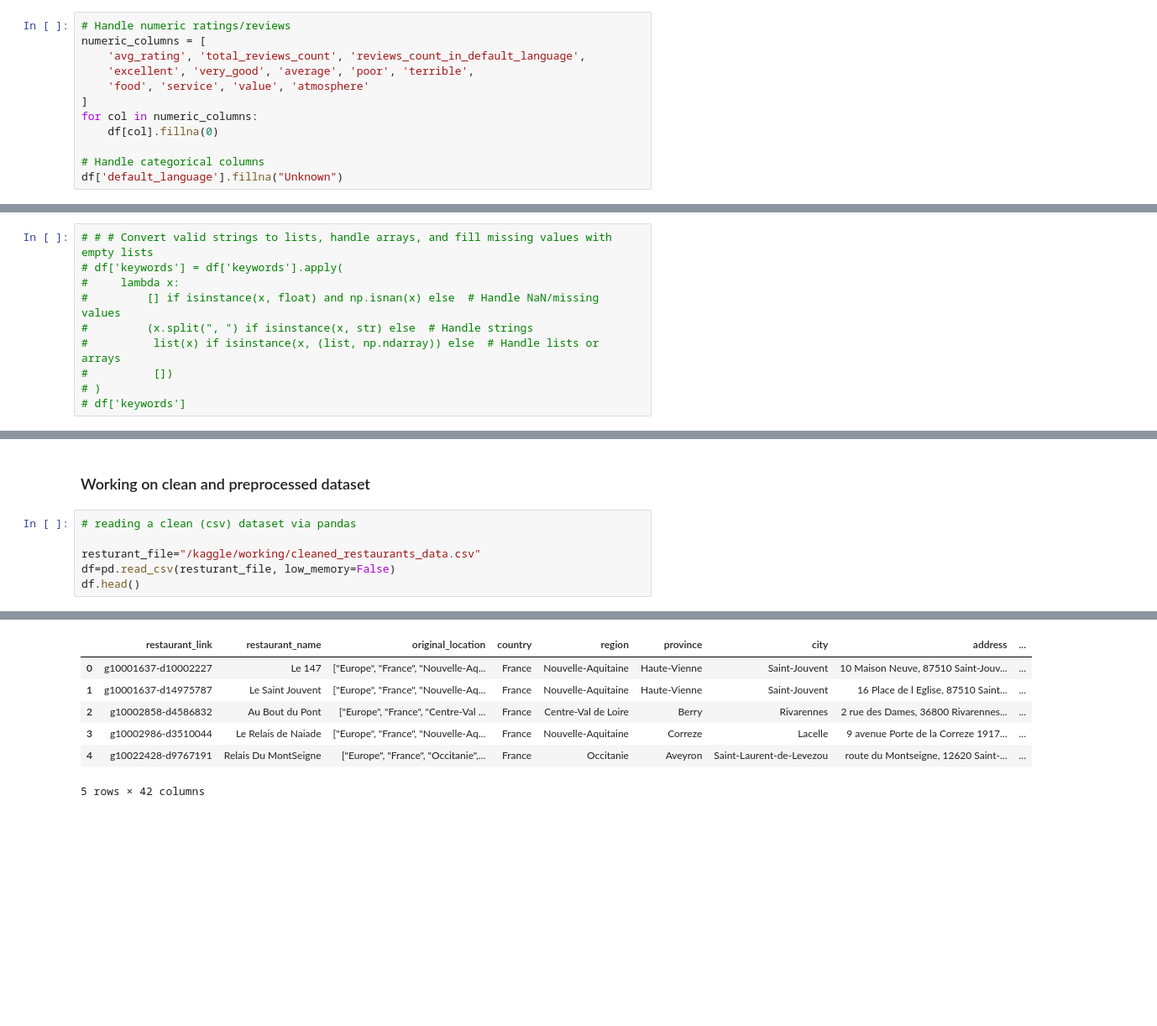
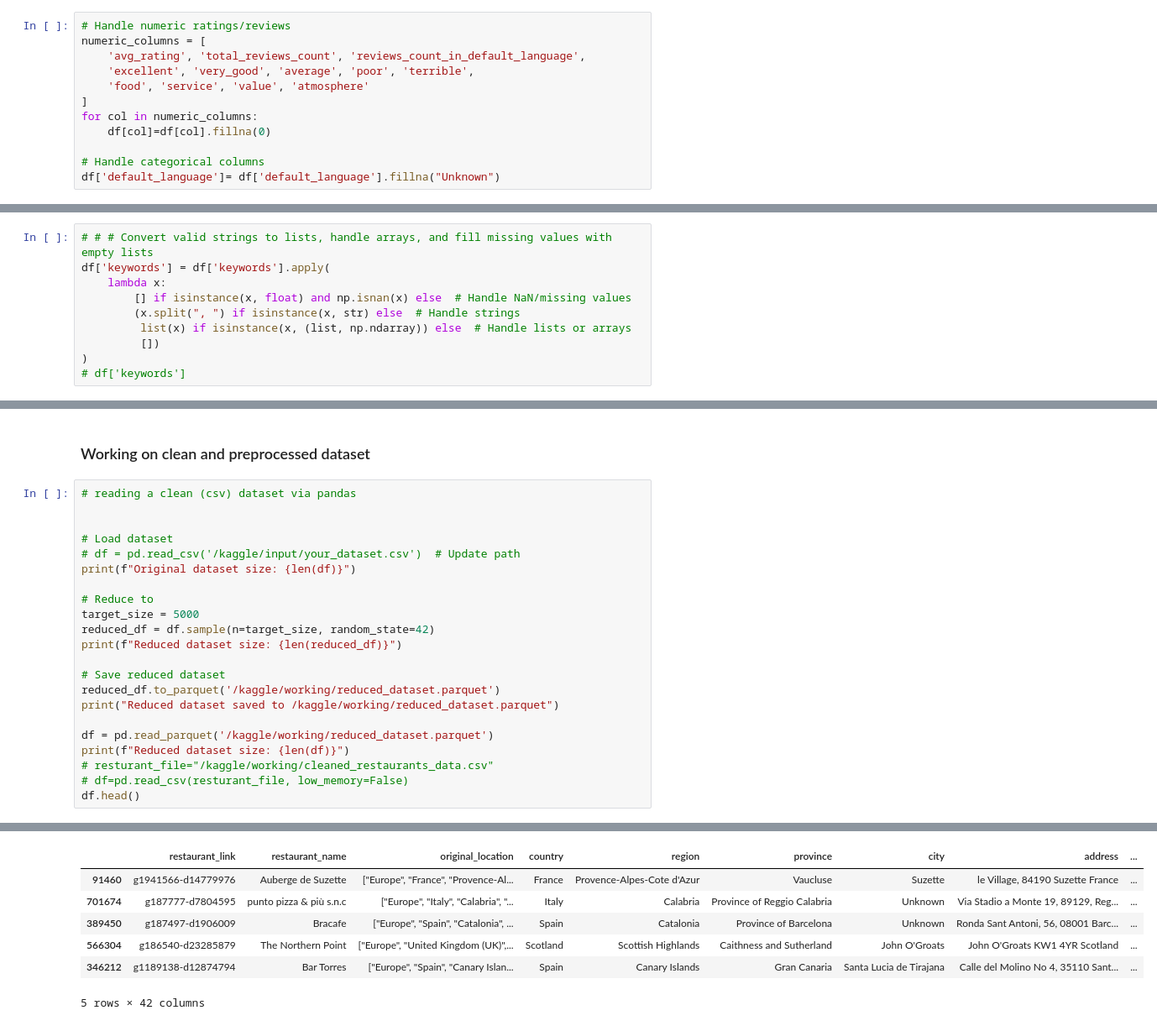
Before and after one commit to Marwa-Khan/TripAdvisor-European-restaurants, a Jupyter notebook: data-preprocessing.ipynb, the cells around one changed output, grey strips where cells are left out. Shown at 84% size. Cells and saved outputs as stored; diff of their text form; blank space fills up the shorter version.

Commit message:
Kaggle Notebook | SNAProject | task1updated

```diff
--- a/data-preprocessing.ipynb
+++ b/data-preprocessing.ipynb
@@ -202,7 +243,7 @@ numeric_columns = [
     'food', 'service', 'value', 'atmosphere'
 ]
 for col in numeric_columns:
-    df[col].fillna(0)
+    df[col]=df[col].fillna(0)
 
 # Handle categorical columns
-df['default_language'].fillna("Unknown")
+df['default_language']= df['default_language'].fillna("Unknown")
@@ -241,13 +269,13 @@ for col in boolean_columns:
     df[col] = df[col].fillna(False)
 # %%
 # # # Convert valid strings to lists, handle arrays, and fill missing values with empty lists
-# df['keywords'] = df['keywords'].apply(
-#     lambda x:
-#         [] if isinstance(x, float) and np.isnan(x) else  # Handle NaN/missing values
-#         (x.split(", ") if isinstance(x, str) else  # Handle strings
-#          list(x) if isinstance(x, (list, np.ndarray)) else  # Handle lists or arrays
-#          [])
-# )
+df['keywords'] = df['keywords'].apply(
+    lambda x:
+        [] if isinstance(x, float) and np.isnan(x) else  # Handle NaN/missing values
+        (x.split(", ") if isinstance(x, str) else  # Handle strings
+         list(x) if isinstance(x, (list, np.ndarray)) else  # Handle lists or arrays
+         [])
+)
 # df['keywords']
 # %%
 # Fill missing value with "Unknown"
@@ -320,7 +359,23 @@ Cleaned dataset saved to: /kaggle/working/cleaned_restaurants_data.csv
 # %%
 # reading a clean (csv) dataset via pandas
 
-resturant_file="/kaggle/working/cleaned_restaurants_data.csv"
-df=pd.read_csv(resturant_file, low_memory=False)
+
+# Load dataset
+# df = pd.read_csv('/kaggle/input/your_dataset.csv')  # Update path
+print(f"Original dataset size: {len(df)}")
+
+# Reduce to
+target_size = 5000
+reduced_df = df.sample(n=target_size, random_state=42)
+print(f"Reduced dataset size: {len(reduced_df)}")
+
+# Save reduced dataset
+reduced_df.to_parquet('/kaggle/working/reduced_dataset.parquet')
+print("Reduced dataset saved to /kaggle/working/reduced_dataset.parquet")
+
+df = pd.read_parquet('/kaggle/working/reduced_dataset.parquet')
+print(f"Reduced dataset size: {len(df)}")
+# resturant_file="/kaggle/working/cleaned_restaurants_data.csv"
+# df=pd.read_csv(resturant_file, low_memory=False)
 df.head()
 # %% [output]
@@ -327,10 +386,10 @@ df.head()
 |  | restaurant_link | restaurant_name | original_location | country | region | province | city | address | ... |
-| 0 | g10001637-d10002227 | Le 147 | ["Europe", "France", "Nouvelle-Aq... | France | Nouvelle-Aquitaine | Haute-Vienne | Saint-Jouvent | 10 Maison Neuve, 87510 Saint-Jouv... | ... |
-| 1 | g10001637-d14975787 | Le Saint Jouvent | ["Europe", "France", "Nouvelle-Aq... | France | Nouvelle-Aquitaine | Haute-Vienne | Saint-Jouvent | 16 Place de l Eglise, 87510 Saint... | ... |
-| 2 | g10002858-d4586832 | Au Bout du Pont | ["Europe", "France", "Centre-Val ... | France | Centre-Val de Loire | Berry | Rivarennes | 2 rue des Dames, 36800 Rivarennes... | ... |
-| 3 | g10002986-d3510044 | Le Relais de Naiade | ["Europe", "France", "Nouvelle-Aq... | France | Nouvelle-Aquitaine | Correze | Lacelle | 9 avenue Porte de la Correze 1917... | ... |
-| 4 | g10022428-d9767191 | Relais Du MontSeigne | ["Europe", "France", "Occitanie",... | France | Occitanie | Aveyron | Saint-Laurent-de-Levezou | route du Montseigne, 12620 Saint-... | ... |
+| 91460 | g1941566-d14779976 | Auberge de Suzette | ["Europe", "France", "Provence-Al... | France | Provence-Alpes-Cote d'Azur | Vaucluse | Suzette | le Village, 84190 Suzette France | ... |
+| 701674 | g187777-d7804595 | punto pizza & più s.n.c | ["Europe", "Italy", "Calabria", "... | Italy | Calabria | Province of Reggio Calabria | Unknown | Via Stadio a Monte 19, 89129, Reg... | ... |
+| 389450 | g187497-d1906009 | Bracafe | ["Europe", "Spain", "Catalonia", ... | Spain | Catalonia | Province of Barcelona | Unknown | Ronda Sant Antoni, 56, 08001 Barc... | ... |
+| 566304 | g186540-d23285879 | The Northern Point | ["Europe", "United Kingdom (UK)",... | Scotland | Scottish Highlands | Caithness and Sutherland | John O'Groats | John O'Groats KW1 4YR Scotland | ... |
+| 346212 | g1189138-d12874794 | Bar Torres | ["Europe", "Spain", "Canary Islan... | Spain | Canary Islands | Gran Canaria | Santa Lucia de Tirajana | Calle del Molino No 4, 35110 Sant... | ... |
-5 rows × 42 columns
+5 rows × 42 columns
 # %% [markdown]
 ### 1. Graph Construction
 - Create an undirected graph where nodes are restaurants.
```
Also changed, not shown: parts of 14 cells of this notebook.
